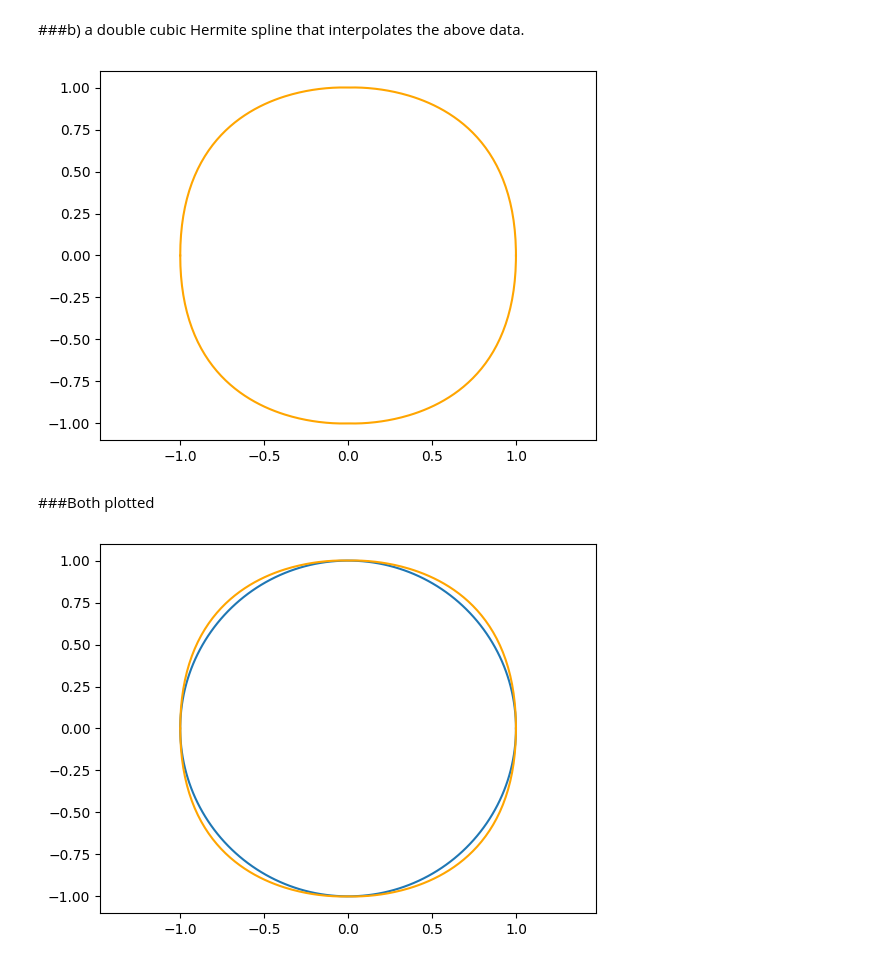
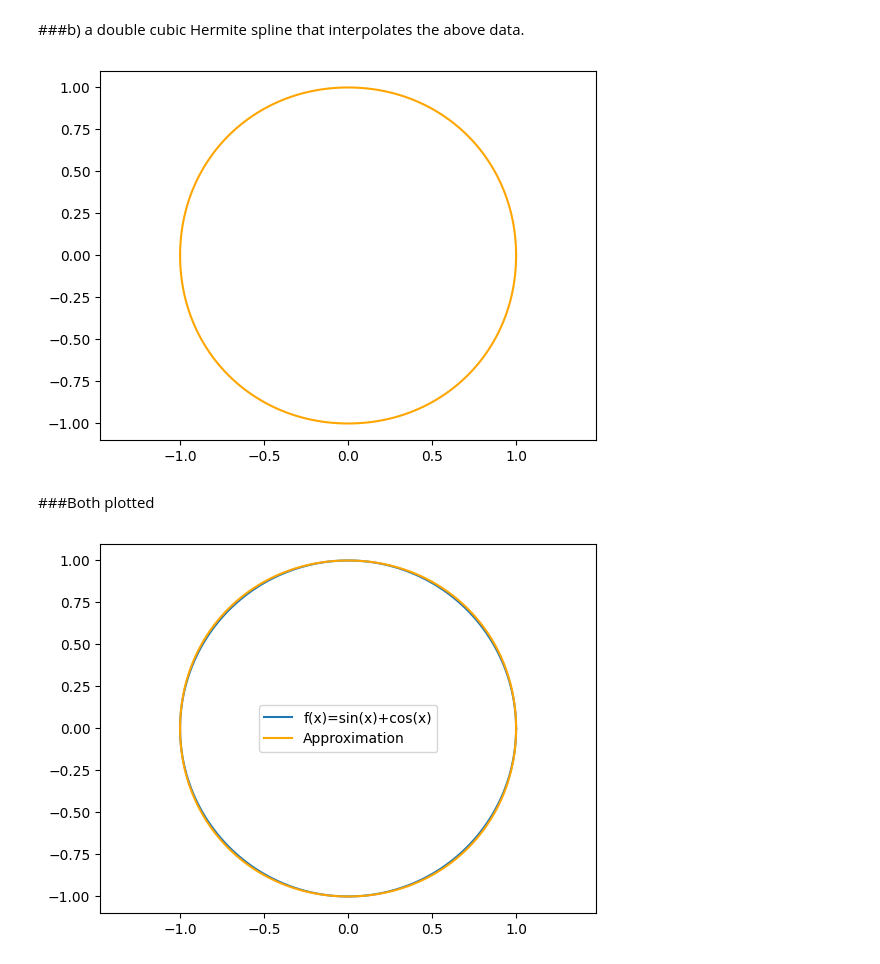
Before and after one commit to jcv00036/amn_p, a Jupyter notebook: Handout_3_Juan_Carrasco_Vico.ipynb, the cells around one changed output. Saved outputs shown, nothing was run; the diff lists cells and outputs as text; code cells hidden in the pictures.

```diff
--- a/Handout_3_Juan_Carrasco_Vico.ipynb
+++ b/Handout_3_Juan_Carrasco_Vico.ipynb
@@ -1208,13 +1322,13 @@ plt.show()
 # %% [markdown]
 ###b) a double cubic Hermite spline that interpolates the above data.
 # %%
-a = 3.2 #a is a variable parameter that has to be fine-tuned to get a good enough result
+a = 1.7 #a is a variable parameter that has to be fine-tuned to get a good enough result
 
 def circunferenceX(t):
   if t<=0:
-    return hermiteInterpolation(t,[[-1,-1,0],[0,0,0]])
+    return hermiteInterpolation(t,[[-1,-1,0],[0,0,a]])
   elif t>0:
-    return hermiteInterpolation(t,[[0,0,0],[1,1,0]])
+    return hermiteInterpolation(t,[[0,0,a],[1,1,0]])
 
 def lowerHemisphereY(t,a):
   if t<=0:
@@ -1243,28 +1357,29 @@ ax.plot(x,yDown,color="orange")
 plt.axis('equal') #This forces the aspect ratio to be 1:1
 plt.show()
 # %% [output]
-[figure, old version]
+[figure, new version]
 # %% [markdown]
 ###Both plotted
 # %%
 fig, ax = plt.subplots()
 
 r = np.linspace(0,2*np.pi,200)
-ax.plot(np.cos(r), np.sin(r))
+ax.plot(np.cos(r), np.sin(r),label="f(x)=sin(x)+cos(x)")
 
 #approximated circle
-a = 3.2
+a = 1.7
 t = np.linspace(-1,1,200)
 #plot lower hemisphere
 x = [circunferenceX(s) for s in t]
 yUp = [lowerHemisphereY(s,a) for s in t]
-ax.plot(x,yUp,color="orange")
+ax.plot(x,yUp,color="orange", label="Approximation")
 
 #plot upper hemisphere
 yDown = [upperHemisphereY(s,a) for s in t]
-ax.plot(x,yDown,color="orange")
+ax.plot(x,yDown,color="orange",label="Approximation")
 
 plt.axis('equal') #This forces the aspect ratio to be 1:1
+ax.legend(["f(x)=sin(x)+cos(x)","Approximation"])
 plt.show()
 # %% [output]
-[figure, old version]
+[figure, new version]
```
Also changed, not shown: parts of 8 cells of this notebook.
